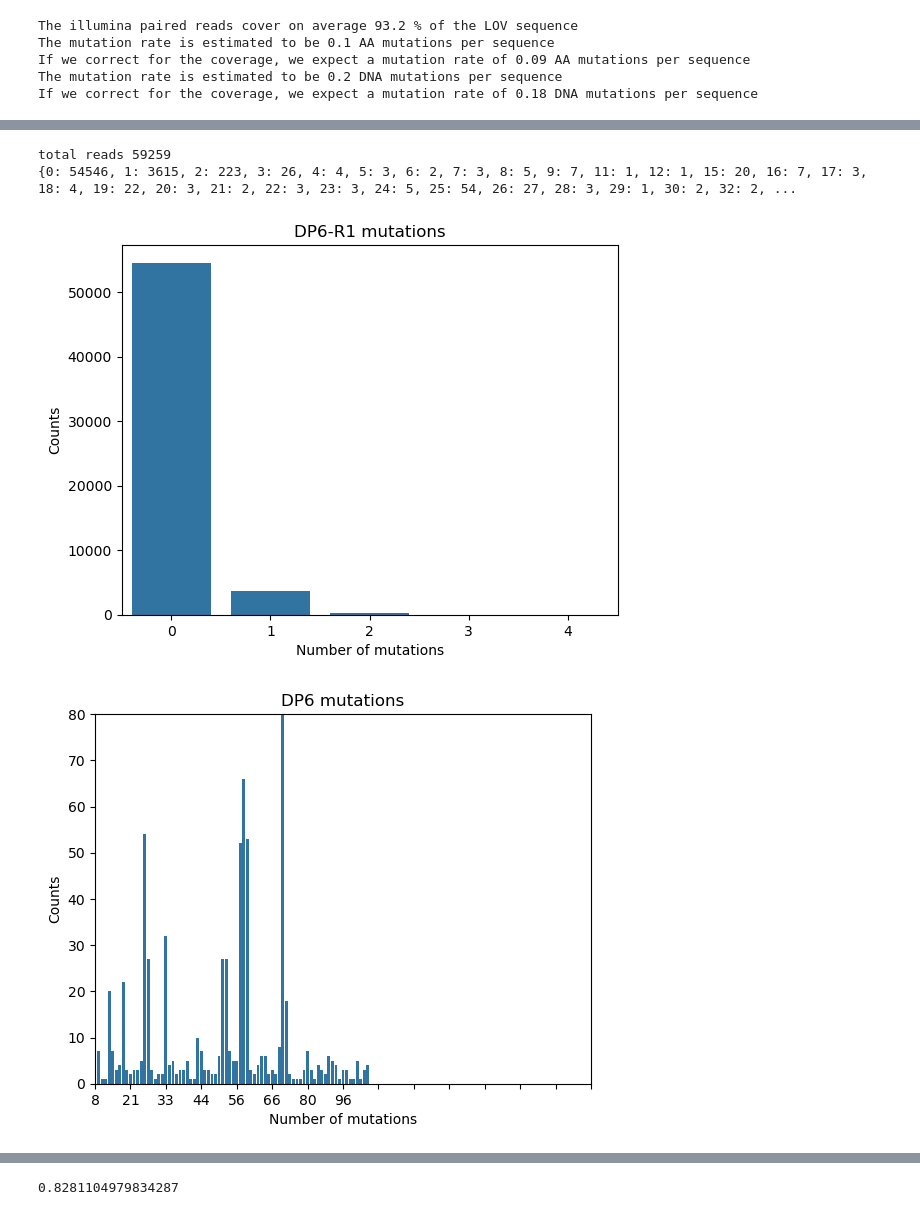
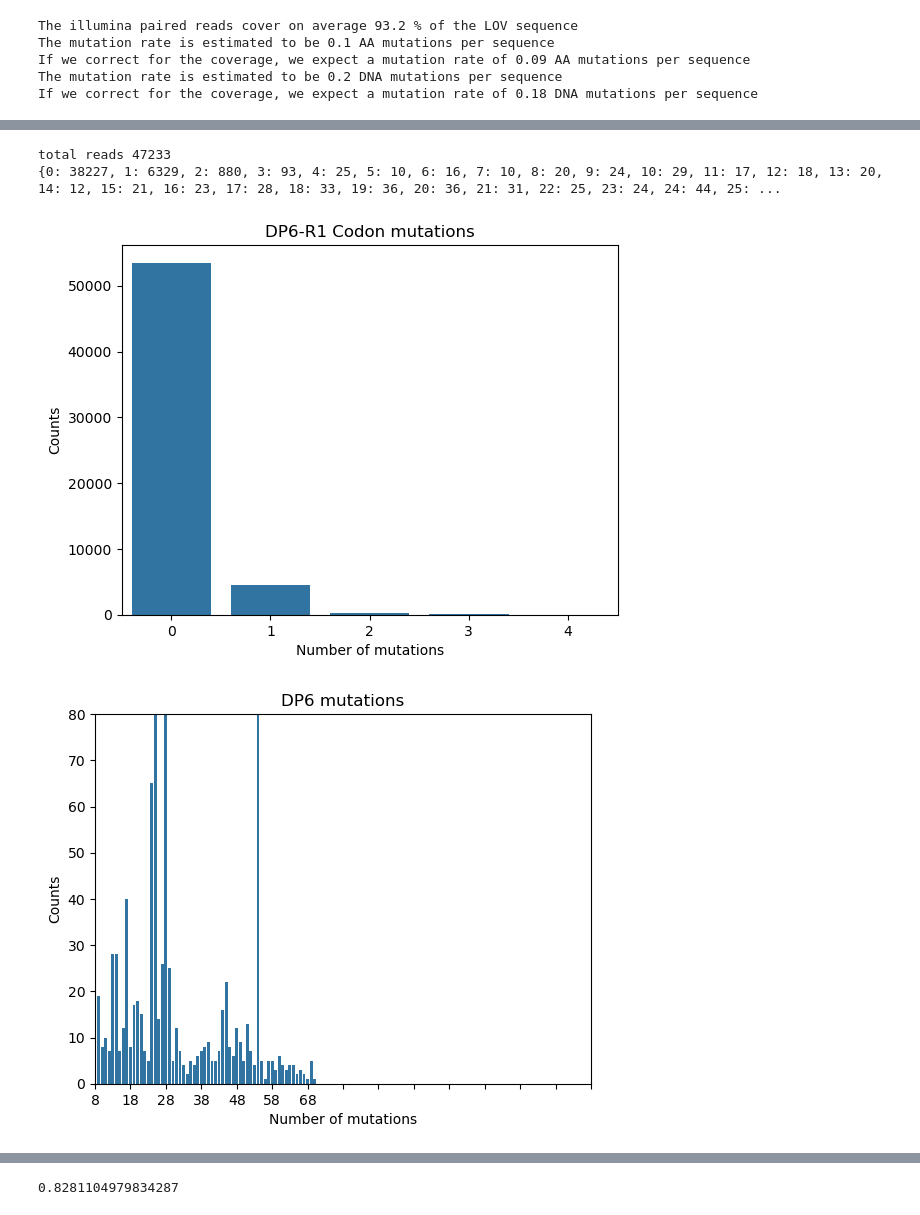
Before and after one commit to AliceHovsepyan/pogo_pance_draft, a Jupyter notebook: DMS_analysis.ipynb, the cells around one changed output, grey strips where cells are left out. Saved outputs shown, nothing was run; the diff lists cells and outputs as text; code cells hidden in the pictures.

```diff
--- a/DMS_analysis.ipynb
+++ b/DMS_analysis.ipynb
@@ -596,34 +784,35 @@ plot_mutation_enrichment(AA_relative, f'{variant}-AA-R2-cut',ref_seq=LOV, DNA =
 # %%
-a_seq, b_seq = read_sequences(variant, arbitrary_cutoff_a=150)
-seq_n_mutations = gather_n_mutations(a_seq, b_seq, reference_seq = LOV_gene, use_backward_read=False)
+a_seq, b_seq = read_sequences(variant)
+seq_n_mutations = gather_n_mutations(a_seq, b_seq, reference_seq = LOV_gene, use_backward_read=False, use_triplets=True)
 ## sort dictionary after key
 seq_n_mutations = dict(sorted(seq_n_mutations.items()))
+
 print(seq_n_mutations)
 # %% [output]
-total reads 59259
-{0: 54546, 1: 3615, 2: 223, 3: 26, 4: 4, 5: 3, 6: 2, 7: 3, 8: 5, 9: 7, 11: 1, 12: 1, 15: 20, 16: 7, 17: 3, 18: 4, 19: 22, 20: 3, 21: 2, 22: 3, 23: 3, 24: 5, 25: 54, 26: 27, 28: 3, 29: 1, 30: 2, 32: 2, ...
+total reads 47233
+{0: 38227, 1: 6329, 2: 880, 3: 93, 4: 25, 5: 10, 6: 16, 7: 10, 8: 20, 9: 24, 10: 29, 11: 17, 12: 18, 13: 20, 14: 12, 15: 21, 16: 23, 17: 28, 18: 33, 19: 36, 20: 36, 21: 31, 22: 25, 23: 24, 24: 44, 25: ...
 # %%
 ## plot number of mutations
 sns.barplot(seq_n_mutations)
 plt.xlim(-0.5,4.5)
 plt.xlabel('Number of mutations')
 plt.ylabel('Counts')
-plt.title(f'{variant}-R1 mutations')
-plt.savefig(f'figures/{variant}_R1_n_mutations_per_read.pdf')
+plt.title(f'{variant}-R1 Codon mutations')
+plt.savefig(f'figures/{variant}_R1_n_Codon_mutations_per_read.pdf')
 plt.show()
 
 plt.clf()
 sns.barplot(seq_n_mutations)
 plt.xlim(8.5)
 plt.xticks(list(range(8, 150, 10)))
 plt.ylim(0,80)
 plt.xlabel('Number of mutations')
 plt.ylabel('Counts')
 plt.title(f'{variant} mutations')
 plt.show()
 # %% [output]
-[figure, old version]
+[figure, new version]
-[figure, old version]
+[figure, new version]
 # %%
 # rates of single, double, triple, ... mutations
 total_reads = sum(seq_n_mutations.values())
```
Also changed, not shown: parts of 16 cells of this notebook.
